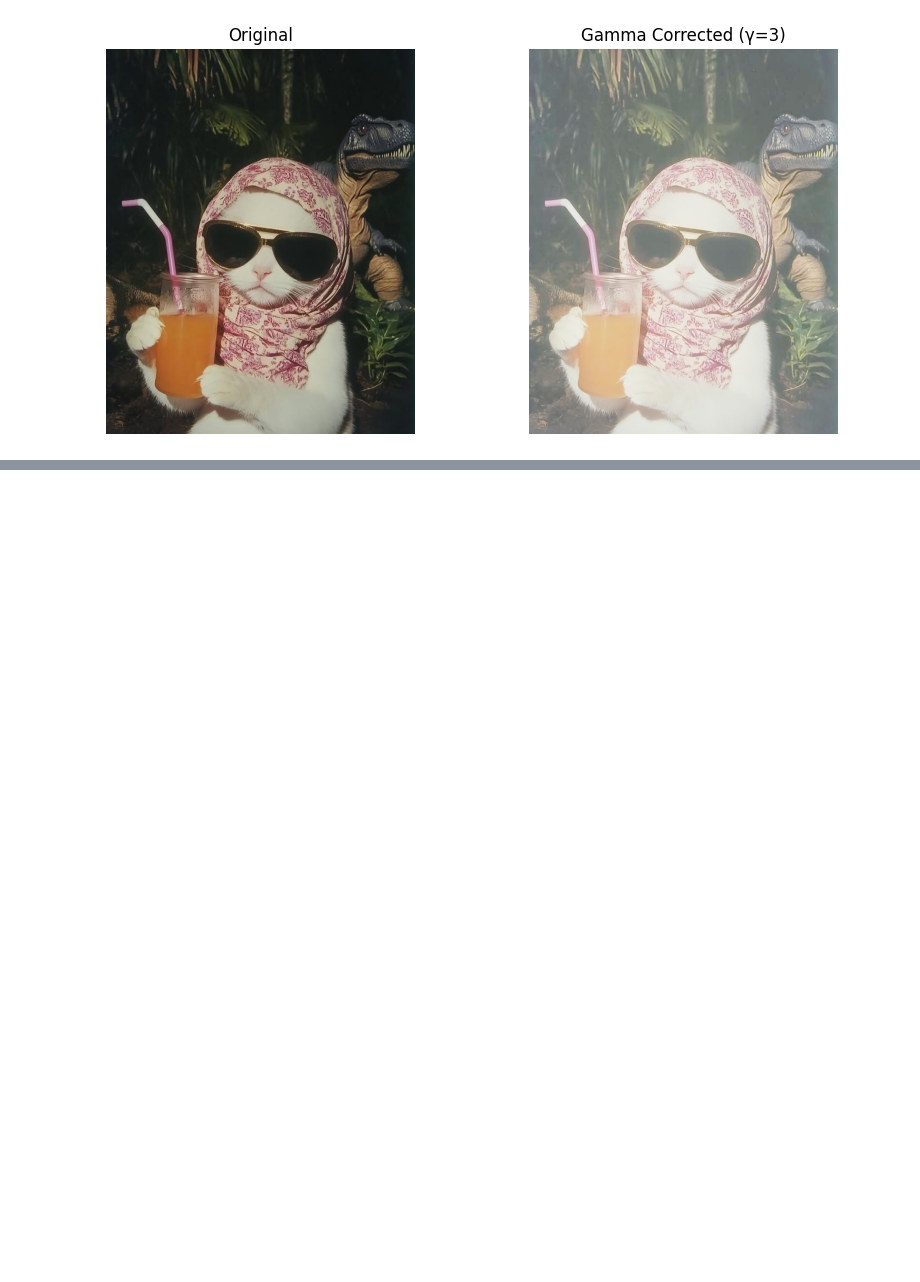
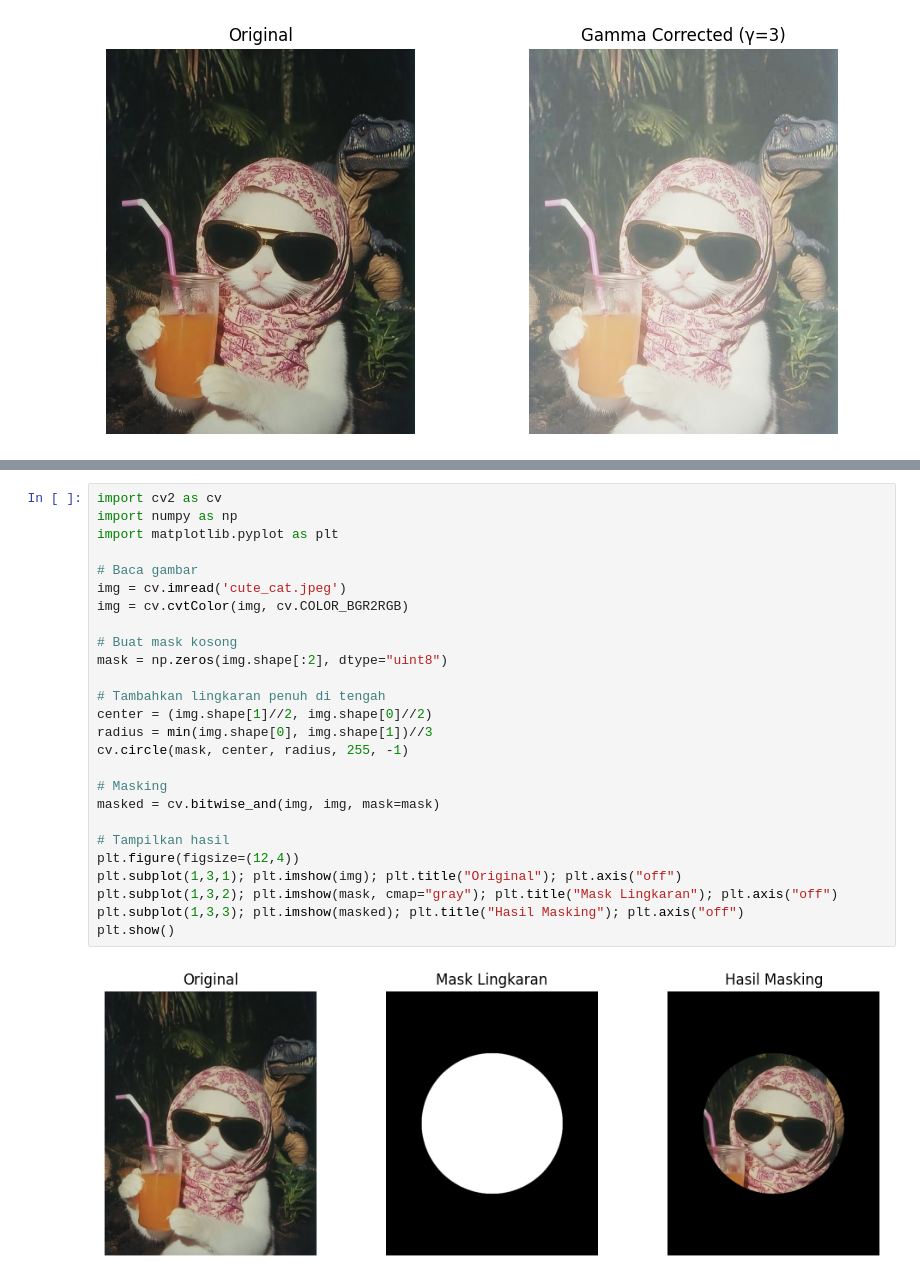
Before and after one commit to ErikRidhoFirm/PCVK_Ganjil_2025, a Jupyter notebook: Week5.ipynb, the cells around one changed output, grey strips where cells are left out. Saved outputs shown, nothing was run; the diff lists cells and outputs as text; blank space fills up the shorter version.

```diff
--- a/Week5.ipynb
+++ b/Week5.ipynb
@@ -91,0 +167,28 @@ plt.show()
+# %%
+import cv2 as cv
+import numpy as np
+import matplotlib.pyplot as plt
+
+# Baca gambar
+img = cv.imread('cute_cat.jpeg')
+img = cv.cvtColor(img, cv.COLOR_BGR2RGB)
+
+# Buat mask kosong
+mask = np.zeros(img.shape[:2], dtype="uint8")
+
+# Tambahkan lingkaran penuh di tengah
+center = (img.shape[1]//2, img.shape[0]//2)
+radius = min(img.shape[0], img.shape[1])//3
+cv.circle(mask, center, radius, 255, -1)
+
+# Masking
+masked = cv.bitwise_and(img, img, mask=mask)
+
+# Tampilkan hasil
+plt.figure(figsize=(12,4))
+plt.subplot(1,3,1); plt.imshow(img); plt.title("Original"); plt.axis("off")
+plt.subplot(1,3,2); plt.imshow(mask, cmap="gray"); plt.title("Mask Lingkaran"); plt.axis("off")
+plt.subplot(1,3,3); plt.imshow(masked); plt.title("Hasil Masking"); plt.axis("off")
+plt.show()
+# %% [output]
+[figure, added]
```
Also changed, not shown: parts of 14 cells of this notebook.
